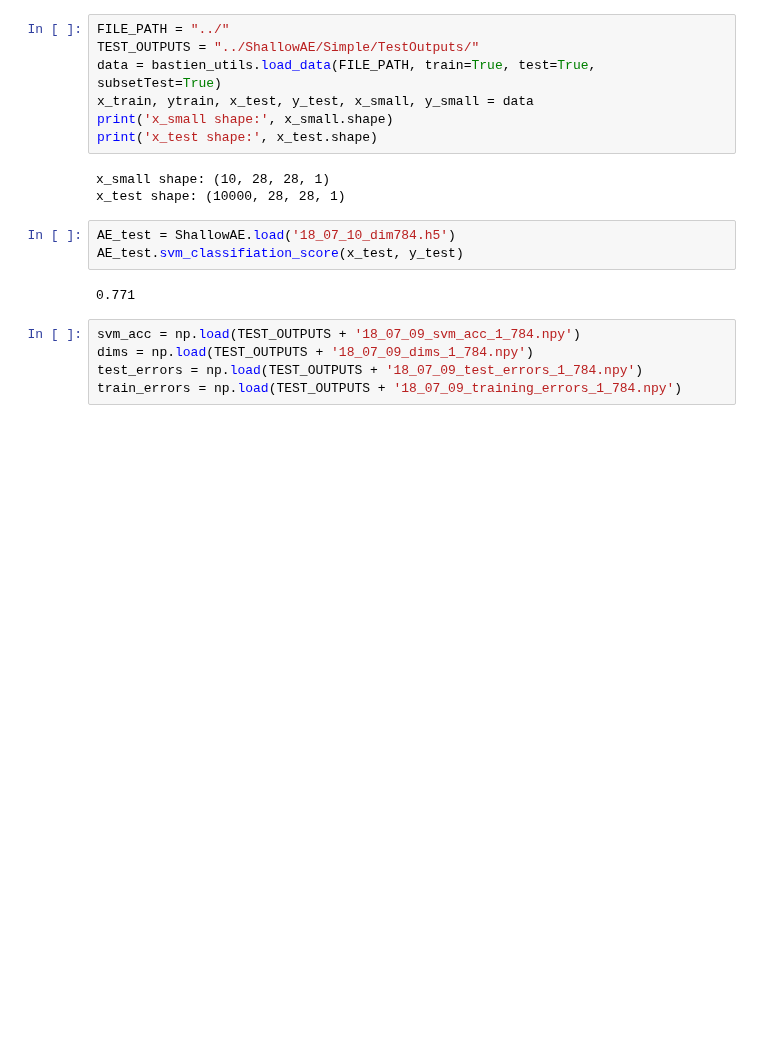
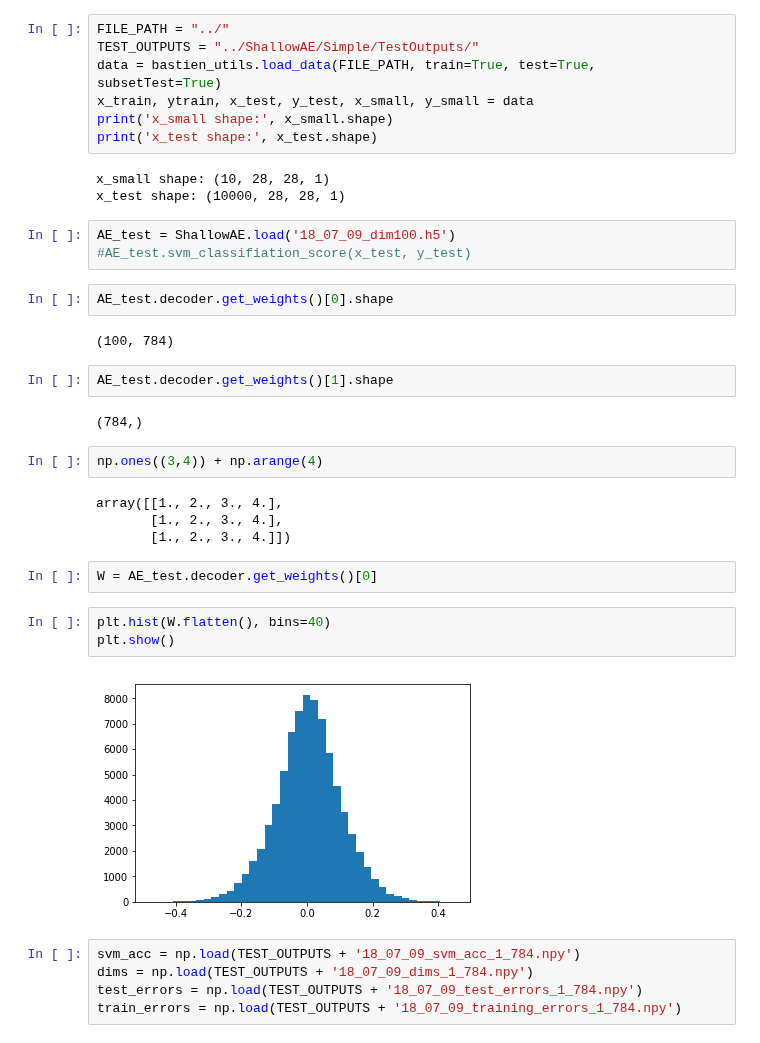
Before and after one commit to PonchonB/Mathematical_Morphologies_And_Deep_Learning, a Jupyter notebook: Notebooks/ShallowAE_Simple.ipynb, the cells around one changed output. Cells and saved outputs as stored; diff of their text form; blank space fills up the shorter version.

```diff
--- a/Notebooks/ShallowAE_Simple.ipynb
+++ b/Notebooks/ShallowAE_Simple.ipynb
@@ -21,10 +21,29 @@ print('x_test shape:', x_test.shape)
 x_small shape: (10, 28, 28, 1)
 x_test shape: (10000, 28, 28, 1)
 # %%
-AE_test = ShallowAE.load('18_07_10_dim784.h5')
-AE_test.svm_classifiation_score(x_test, y_test)
+AE_test = ShallowAE.load('18_07_09_dim100.h5')
+#AE_test.svm_classifiation_score(x_test, y_test)
-# %% [output]
-0.771
+# %%
+AE_test.decoder.get_weights()[0].shape
+# %% [output]
+(100, 784)
+# %%
+AE_test.decoder.get_weights()[1].shape
+# %% [output]
+(784,)
+# %%
+np.ones((3,4)) + np.arange(4)
+# %% [output]
+array([[1., 2., 3., 4.],
+       [1., 2., 3., 4.],
+       [1., 2., 3., 4.]])
+# %%
+W = AE_test.decoder.get_weights()[0]
+# %%
+plt.hist(W.flatten(), bins=40)
+plt.show()
+# %% [output]
+[figure, added]
 # %%
 svm_acc = np.load(TEST_OUTPUTS + '18_07_09_svm_acc_1_784.npy')
 dims = np.load(TEST_OUTPUTS + '18_07_09_dims_1_784.npy')
```
Also changed, not shown: parts of 1 cell of this notebook, 11 other files.
